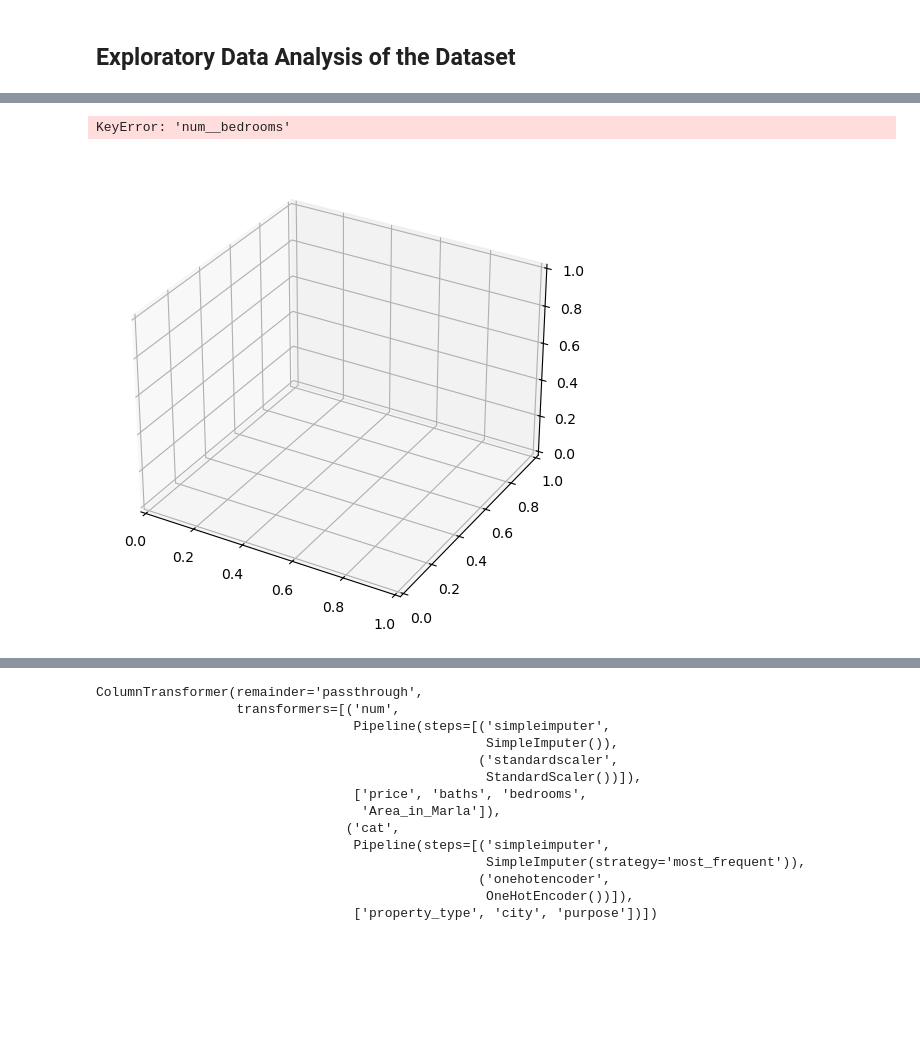
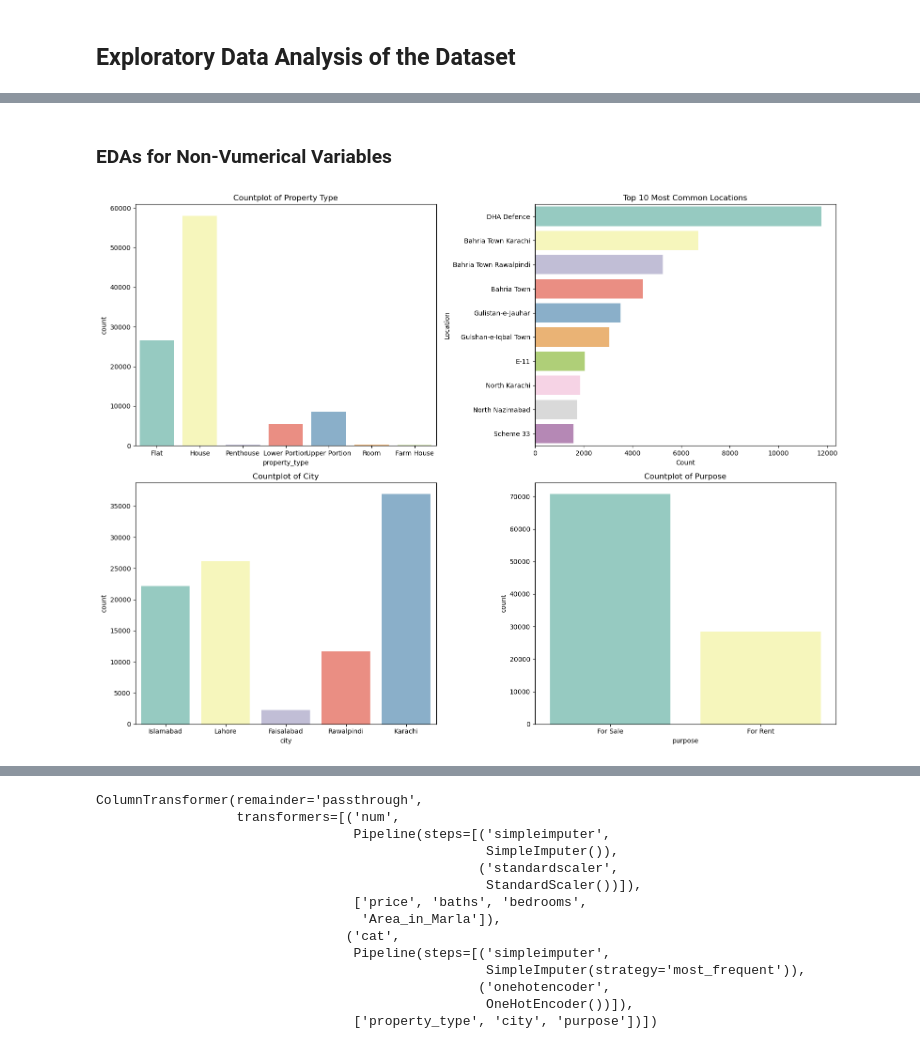
Before and after one commit to leroymusa/EECS3401-Final-Project, a Jupyter notebook: EECS3401_Final_Project.ipynb, the cells around one changed output, grey strips where cells are left out. Cells and saved outputs as stored; diff of their text form; code cells hidden in the pictures; blank space fills up the shorter version.

```diff
--- a/EECS3401_Final_Project.ipynb
+++ b/EECS3401_Final_Project.ipynb
@@ -123,11 +103,34 @@ sns.pairplot(housing_prices, hue='price')
-# %%
-from mpl_toolkits.mplot3d import Axes3D
-fig = plt.figure(figsize=(9, 6))
-ax = fig.add_subplot(111, projection='3d')
-x = housing_prices['num__bedrooms']
-y = housing_prices['num__baths']
-z = housing_prices['num__price']
-ax.scatter(x, y, z)
-# %% [output]
-KeyError: 'num__bedrooms'
-[figure, removed]
+# %% [markdown]
+### EDAs for Non-Vumerical Variables
+# %%
+#housing_prices.hist(bins=20, figsize=(24, 16))
+
+# Set up the figure and axes
+fig, axes = plt.subplots(2, 2, figsize=(16, 12))
+
+# Property Type Count Plot
+sns.countplot(x='property_type', data=housing_prices, palette='Set3', ax=axes[0, 0])
+axes[0, 0].set_title('Countplot of Property Type')
+
+# Location Count Plot
+location_counts = housing_prices['location'].value_counts().head(10)
+sns.barplot(x=location_counts.values, y=location_counts.index, palette='Set3', ax=axes[0, 1])
+axes[0, 1].set_title('Top 10 Most Common Locations')
+axes[0, 1].set_xlabel('Count')
+axes[0, 1].set_ylabel('Location')
+
+# City Count Plot
+sns.countplot(x='city', data=housing_prices, palette='Set3', ax=axes[1, 0])
+axes[1, 0].set_title('Countplot of City')
+
+# Purpose Count Plot
+sns.countplot(x='purpose', data=housing_prices, palette='Set3', ax=axes[1, 1])
+axes[1, 1].set_title('Countplot of Purpose')
+
+# Adjust layout
+plt.tight_layout()
+
+# Show the plots
+plt.show()
+# %% [output]
+[figure, added]
```
Also changed, not shown: parts of 9 cells of this notebook.
